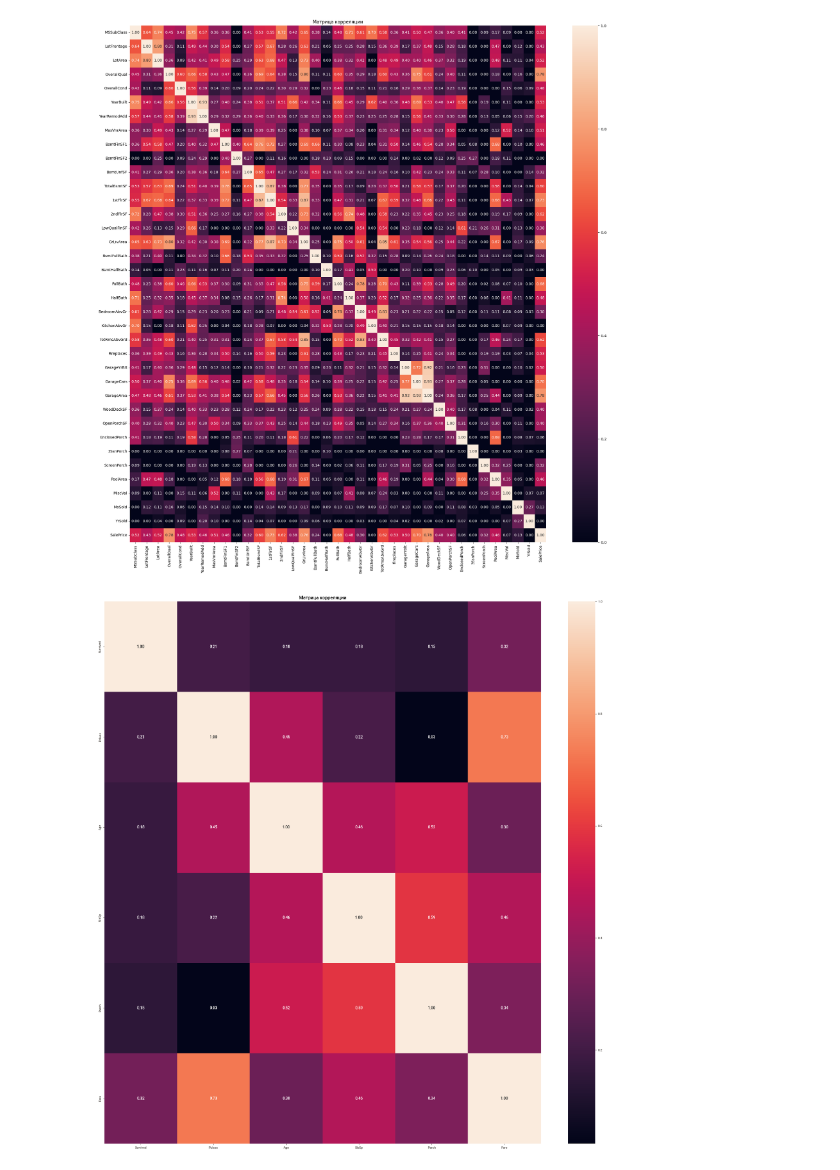
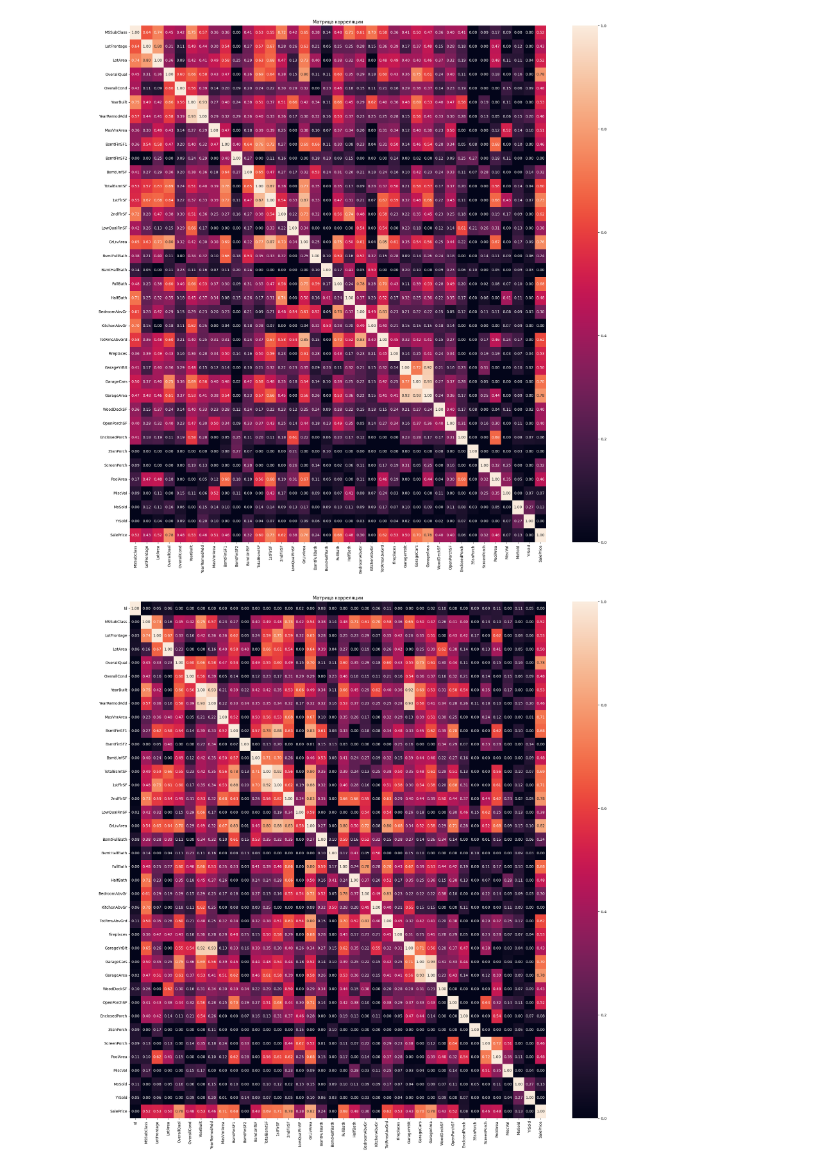
Before and after one commit to rusiich/House-Prices-kaggle-, a Jupyter notebook: notebooks/EDA_RESULTS.ipynb, the cells around one changed output. Drawn from its saved outputs; the diff is of its cells as text; code cells hidden in the pictures.

```diff
--- a/notebooks/EDA_RESULTS.ipynb
+++ b/notebooks/EDA_RESULTS.ipynb
@@ -228,9 +229,9 @@ draw_phik_matrix(df_fe, drop_columns=[])
 # %% [output]
 [figure]
 # %%
-draw_phik_matrix(df, drop_columns=['PassengerId'])
+draw_phik_matrix(df)
 # %% [output]
-[figure, old version]
+[figure, new version]
 # %%
 path = config.paths.path_to_checkpoints / 'leaderboard.csv'
 leaderboard = pd.read_csv(path)
```
Also changed, not shown: parts of 3 cells of this notebook, 35 other files.
